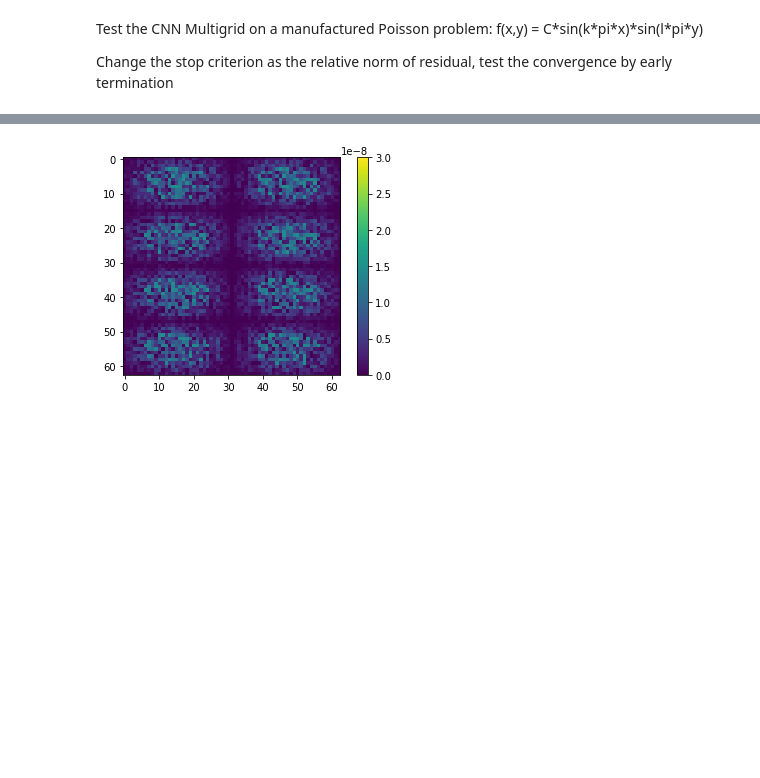
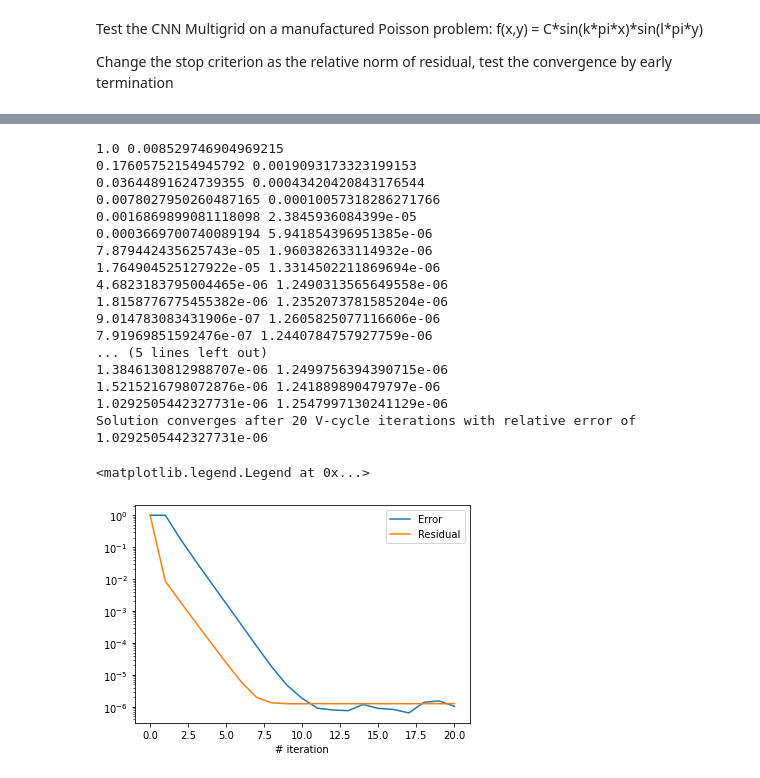
Before and after one commit to longfish/Multigrid-FEANet, a Jupyter notebook: MM_Poisson_convergence_earlyterminate.ipynb, the cells around one changed output, grey strips where cells are left out. Cells and saved outputs as stored; diff of their text form; code cells hidden in the pictures; blank space fills up the shorter version.

```diff
--- a/MM_Poisson_convergence_earlyterminate.ipynb
+++ b/MM_Poisson_convergence_earlyterminate.ipynb
@@ -256,6 +211,33 @@ Solution converges after 3000 Weighted Jacobi iterations with relative error of
-# %%
-# Residual plots (except for boundaries)
-residual_jac = prob_jac.grids[0].f-prob_jac.grids[0].Knet(prob_jac.grids[0].v)
-plot.plot_field(torch.abs(residual_jac[:, :, 1:-1, 1:-1]),limit=[0,3e-8])
-# %% [output]
-[figure, removed]
+# %%
+n = 2**8
+prob_mg7 = Multigrid(n, 7)
+# %%
+
+e_arr_7, res_arr_7 = prob_mg7.Solve(n_iter=20)
+
+plt.plot(e_arr_7, label='Error')
+plt.plot(res_arr_7, label='Residual')
+plt.yscale('log')
+plt.xlabel('# iteration')
+#plt.ylabel('Error')
+plt.legend()
+# %% [output]
+1.0 0.008529746904969215
+0.17605752154945792 0.0019093173323199153
+0.03644891624739355 0.00043420420843176544
+0.0078027950260487165 0.00010057318286271766
+0.0016869899081118098 2.3845936084399e-05
+0.0003669700740089194 5.941854396951385e-06
+7.879442435625743e-05 1.960382633114932e-06
+1.764904525127922e-05 1.3314502211869694e-06
+4.6823183795004465e-06 1.2490313565649558e-06
+1.8158776775455382e-06 1.2352073781585204e-06
+9.014783083431906e-07 1.2605825077116606e-06
+7.91969851592476e-07 1.2440784757927759e-06
+... (5 lines left out)
+1.3846130812988707e-06 1.2499756394390715e-06
+1.5215216798072876e-06 1.241889890479797e-06
+1.0292505442327731e-06 1.2547997130241129e-06
+Solution converges after 20 V-cycle iterations with relative error of 1.0292505442327731e-06
+<matplotlib.legend.Legend at 0x...>
+[figure, added]
```
Also changed, not shown: parts of 20 cells of this notebook.
